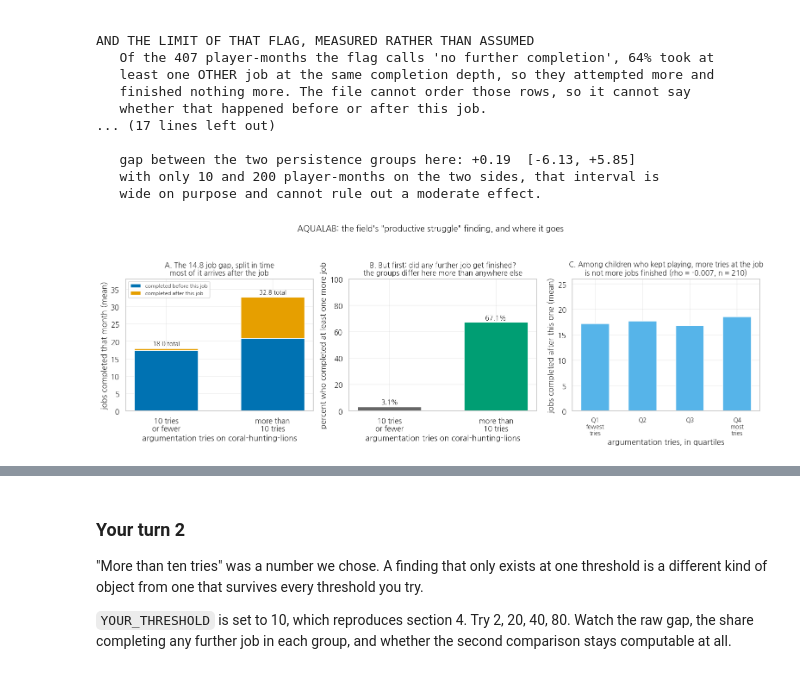
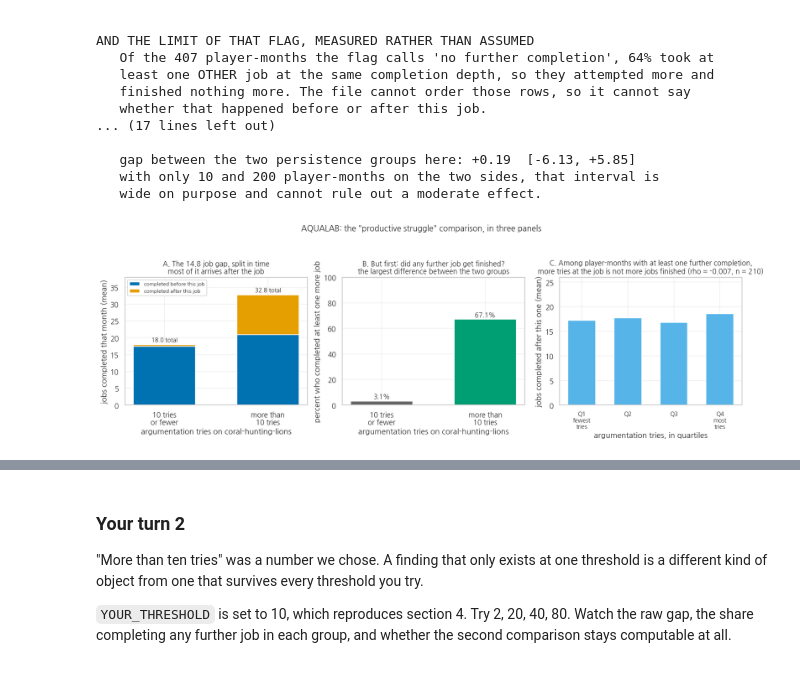
Before and after one commit to HakeoungLee/edis8100-teaching-learning-analytics, a Jupyter notebook: week10-game-emotional-analytics-lab/week10_game_emotional_analytics_lab.ipynb, the cells around one changed output, grey strips where cells are left out. Cells and saved outputs as stored; diff of their text form; code cells hidden in the pictures.

```diff
--- a/week10-game-emotional-analytics-lab/week10_game_emotional_analytics_lab.ipynb
+++ b/week10-game-emotional-analytics-lab/week10_game_emotional_analytics_lab.ipynb
@@ -392,7 +404,9 @@ jobs = jobs_raw[jobs_raw['job'] != 'no-active-job'].copy()
 
 
 def count_prior(cell):
-    """priorcomplete is a text list of the jobs finished before this one started."""
+    """priorcomplete is a text list of job names. Read as the jobs finished before
+    this one started, it gives a temporal ordering; the checks below are what make
+    that reading usable."""
     return len(json.loads(cell)) if isinstance(cell, str) else 0
 
 
@@ -405,6 +419,9 @@ jobs = jobs.merge(play[KEY + ['JobsCompleted-UniqueCount', 'TotalPlayerTime-Seco
 print("DECISION 1  keep only production play")
 print("   %6s player-months in  ->  %6s out   (%d removed)"
       % (format(len(players), ','), format(len(play), ','), len(players) - len(play)))
+print("   of the %d rows removed, %d had no codename at all; %d remain in 'play'"
+      % (len(players) - len(play), int(players.loc[~is_production, 'PlayerID'].isna().sum()),
+         int(play['PlayerID'].isna().sum())))
 print("DECISION 2  drop the 'no-active-job' pseudo-category")
 print("   %6s job rows in       ->  %6s out   (%s removed)"
       % (format(len(jobs_raw), ','),
@@ -431,6 +448,21 @@ print("Consistency check: in %.1f%% of player-months, the largest 'completed bef
       % (100 * (deepest == month_total).mean()))
 print("count equals that month's total jobs completed. The two columns share a clock,")
 print("which is what makes the ordering in section 4 possible.")
+
+# That check ran on every job row. Section 4 works on 'jobs', which has
+# 'no-active-job' dropped, so the same check is run again on that table.
+deepest_j = jobs.groupby(KEY)['completed_before'].max()
+total_j = jobs.groupby(KEY)['JobsCompleted-UniqueCount'].first()
+agrees = (deepest_j == total_j)
+had_nab = (jobs_raw['job'] == 'no-active-job').groupby(
+    [jobs_raw['month'], jobs_raw['PlayerID']]).any().reindex(agrees.index).fillna(False)
+print()
+print("Same check on the working table, after dropping 'no-active-job': %.1f%%"
+      % (100 * agrees.mean()))
+print("   player-months that had no 'no-active-job' row: %.1f%% agree"
+      % (100 * agrees[~had_nab].mean()))
+print("   player-months that had one                   : %.1f%% agree"
+      % (100 * agrees[had_nab].mean()))
 # %% [output]
 DECISION 1  keep only production play
    19,031 player-months in  ->  18,959 out   (72 removed)
@@ -694,8 +733,8 @@ def prob_higher(x, y):
     A rank statistic. One player-month with 370 tries cannot move it, which
     matters a great deal in a distribution like the one you just drew. 0.50
     means the two groups are completely interleaved; 1.00 means every value in
-    x is above every value in y. It also has the pleasant property of being
-    comparable across two games that measure completely different things."""
+    x is above every value in y. It is also comparable across two
+    games that measure different things."""
     x, y = np.asarray(x, dtype=float), np.asarray(y, dtype=float)
     ranks = pd.Series(np.concatenate([x, y])).rank().to_numpy()
     rank_sum_x = ranks[:len(x)].sum()
@@ -703,7 +742,9 @@ def prob_higher(x, y):
 
 
 def spearman(a, b):
-    """Correlation of the ranks, safe on the skewed counts we have here."""
+    """Pearson correlation computed on the ranks. It summarizes the strength and
+    direction of a monotonic association, and one very large value cannot move it
+    the way it moves a mean."""
     return float(np.corrcoef(pd.Series(a).rank(), pd.Series(b).rank())[0, 1])
 
 
@@ -882,37 +930,39 @@ ax.set_ylabel('jobs completed that month (mean)')
 ax.set_ylim(0, 38)
 ax.set_title('A. The 14.8 job gap, split in time\nmost of it arrives after the job')
 ax.legend(fontsize=8, loc='upper left')
 
 ax = axes[1]
 share = [100 * spike.loc[~spike['persisted'], 'finished_more_after'].mean(),
          100 * spike.loc[spike['persisted'], 'finished_more_after'].mean()]
 ax.bar(x, share, 0.6, color=[GREY, GREEN])
 for i in range(2):
     ax.text(i, share[i] + 2.0, '%.1f%%' % share[i], ha='center', fontsize=10)
 ax.set_xticks(x)
 ax.set_xticklabels(labels)
 ax.set_xlabel('argumentation tries on coral-hunting-lions')
 ax.set_ylabel('percent who completed at least one more job')
 ax.set_ylim(0, 100)
-ax.set_title('B. But first: did any further job get finished?\nthe groups differ here more than anywhere else')
+ax.set_title('B. But first: did any further job get finished?\n'
+             'the largest difference between the two groups')
 
 ax = axes[2]
 qm = q['mean'].to_numpy()
 ax.bar(np.arange(len(qm)), qm, 0.6, color=SKY)
 ax.set_xticks(np.arange(len(qm)))
 ax.set_xticklabels(['Q1\nfewest\ntries', 'Q2', 'Q3', 'Q4\nmost\ntries'], fontsize=9)
 ax.set_xlabel('argumentation tries, in quartiles')
 ax.set_ylabel('jobs completed after this one (mean)')
 ax.set_ylim(0, 26)
-ax.set_title('C. Among children who kept playing, more tries at the job\nis not more jobs finished (rho = %+.3f, n = %d)'
+ax.set_title('C. Among player-months with at least one further completion,\n'
+             'more tries at the job is not more jobs finished (rho = %+.3f, n = %d)'
              % (spearman(still['tries'], still['completed_after']), len(still)))
 
-fig.suptitle('AQUALAB: the field\'s "productive struggle" finding, and where it goes',
+fig.suptitle('AQUALAB: the "productive struggle" comparison, in three panels',
              fontsize=12.5)
 fig.tight_layout(rect=[0, 0, 1, 0.92])
 plt.show()
 # %% [output]
-[figure, old version]
+[figure, new version]
 # %% [markdown]
 **Let's look at the output.** The three panels are worth reading in order.
 
```
Also changed, not shown: parts of 50 cells of this notebook, 5 other files.
